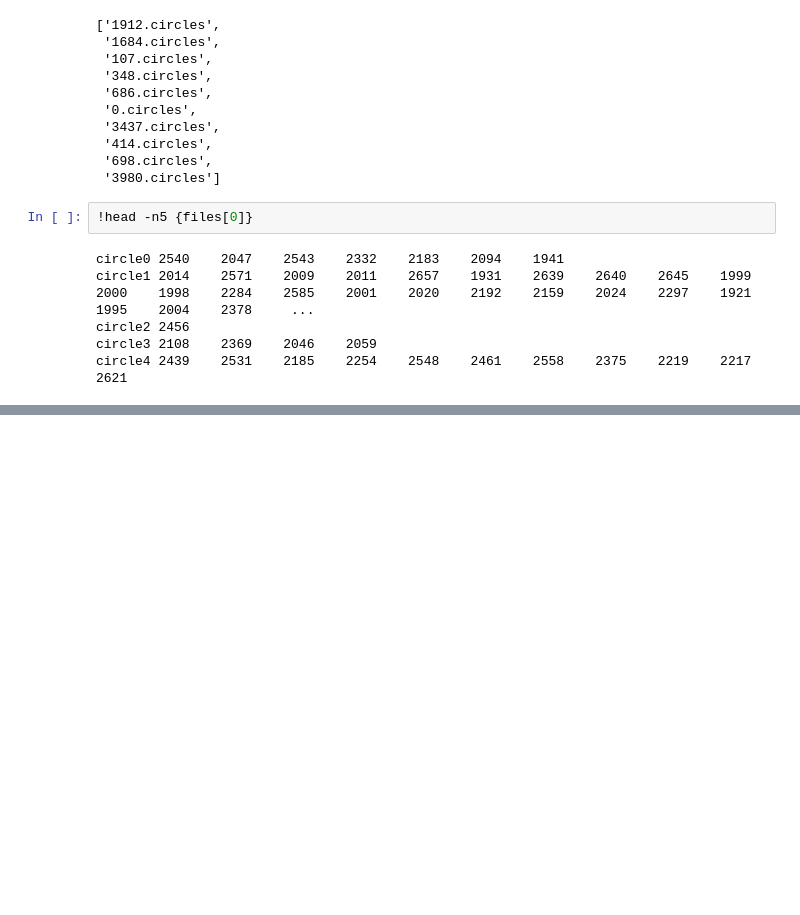
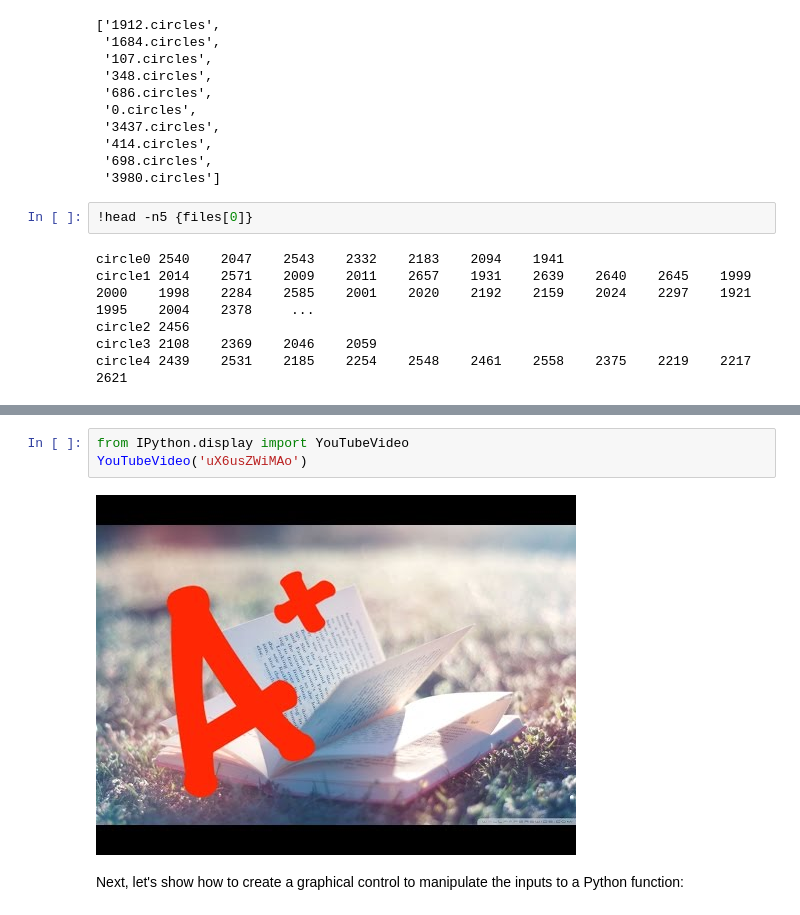
Before and after one commit to hiencb/Python, a Jupyter notebook: learn/ipython/Getting Started with IPython/Ten Jupyter-IPython Essentials.ipynb, the cells around one changed output, grey strips where cells are left out. Cells and saved outputs as stored; diff of their text form; blank space fills up the shorter version.

```diff
--- a/learn/ipython/Getting Started with IPython/Ten Jupyter-IPython Essentials.ipynb
+++ b/learn/ipython/Getting Started with IPython/Ten Jupyter-IPython Essentials.ipynb
@@ -111,0 +208,7 @@ circle4 2439    2531    2185    2254    2548    2461    2558    2375    2219
+# %%
+from IPython.display import YouTubeVideo
+YouTubeVideo('uX6usZWiMAo')
+# %% [output]
+[figure, added]
+# %% [markdown]
+Next, let's show how to create a graphical control to manipulate the inputs to a Python function:
```
Also changed, not shown: parts of 41 cells of this notebook.
